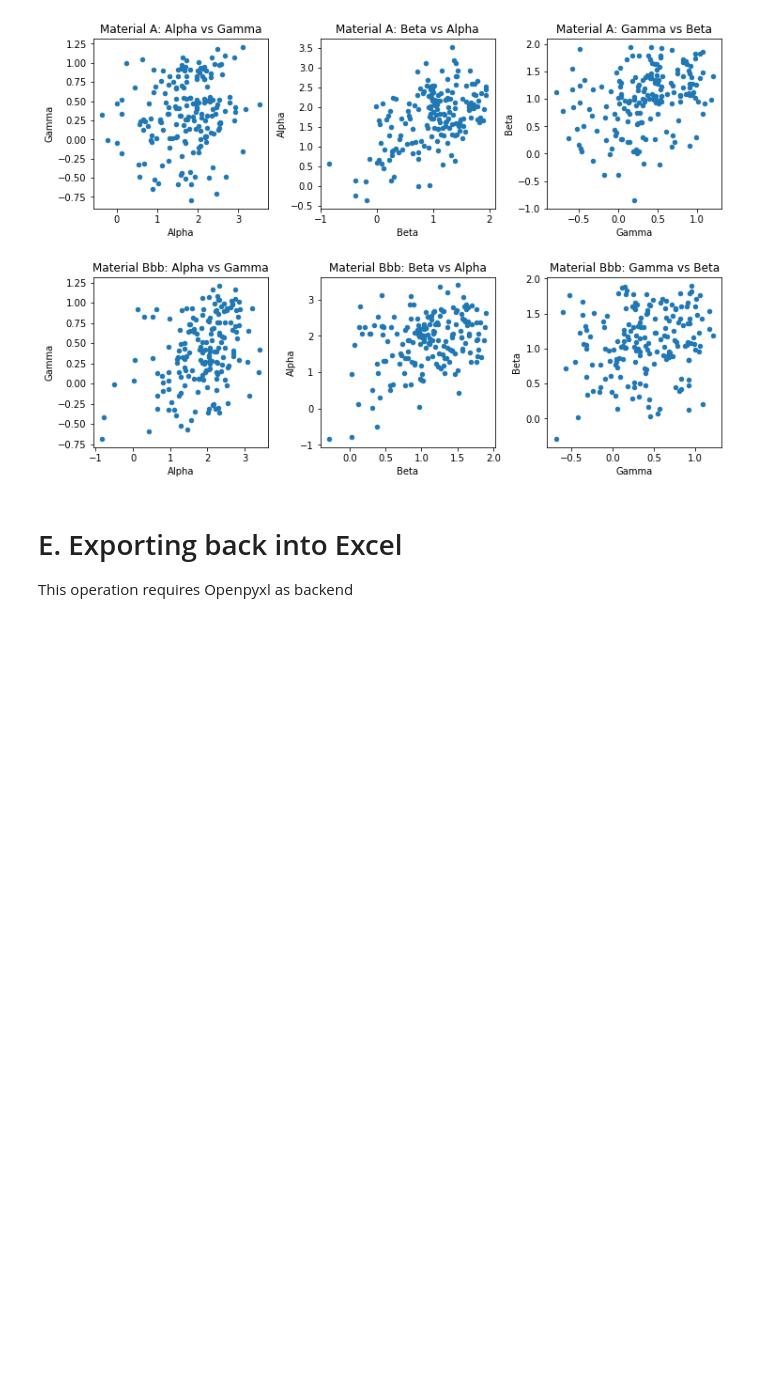
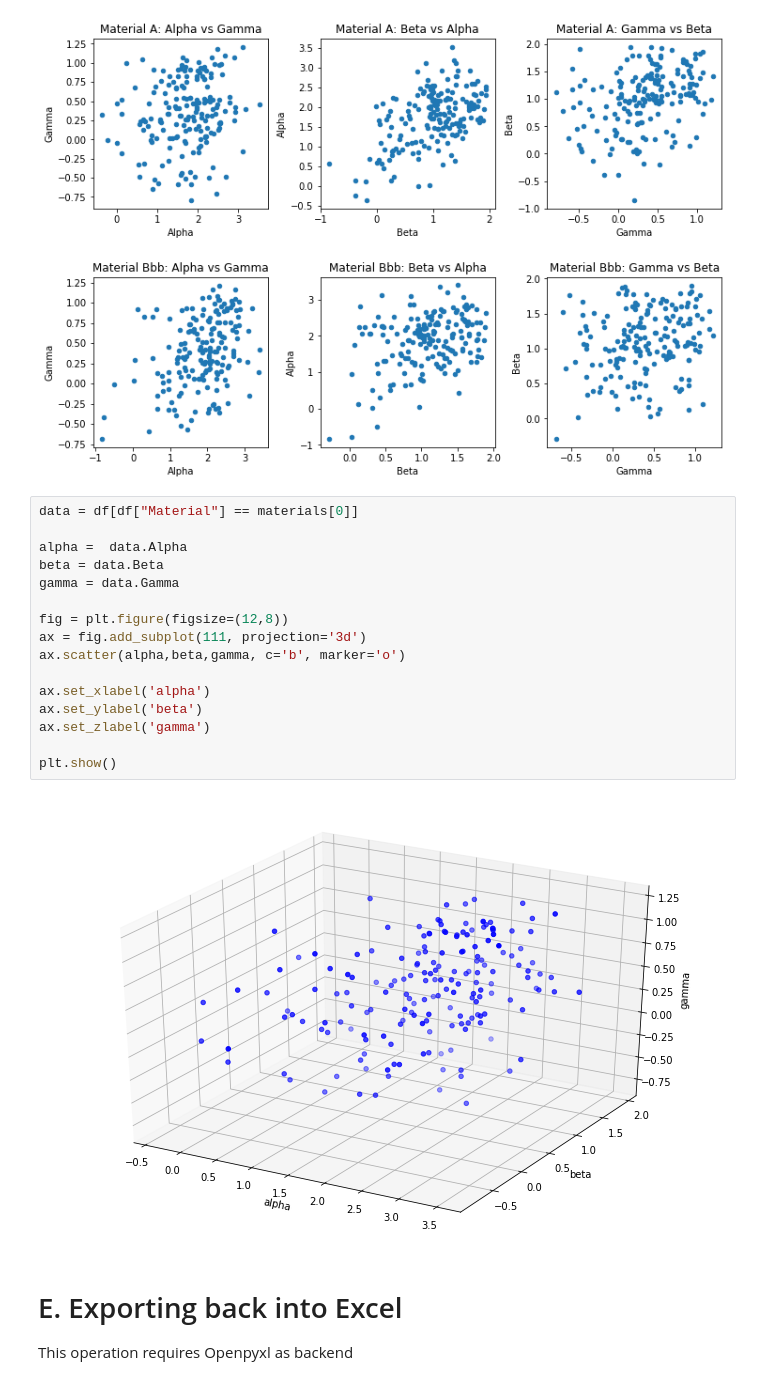
Before and after one commit to elvinado/Tidying-data, a Jupyter notebook: Tidying-data.ipynb, the cells around one changed output. Drawn from its saved outputs; the diff is of its cells as text; blank space fills up the shorter version.

Commit message:
Add 3D Plot

```diff
--- a/Tidying-data.ipynb
+++ b/Tidying-data.ipynb
@@ -447,6 +450,24 @@ for j,m in enumerate(materials,1):
         df[df["Material"] == m].plot(x=observations[i],y=observations[i-1],kind = "scatter",title=title,ax=axes[j-1,i])
 # %% [output]
 [figure]
+# %%
+data = df[df["Material"] == materials[0]]
+
+alpha =  data.Alpha
+beta = data.Beta
+gamma = data.Gamma
+
+fig = plt.figure(figsize=(12,8))
+ax = fig.add_subplot(111, projection='3d')
+ax.scatter(alpha,beta,gamma, c='b', marker='o')
+
+ax.set_xlabel('alpha')
+ax.set_ylabel('beta')
+ax.set_zlabel('gamma')
+
+plt.show()
+# %% [output]
+[figure, added]
 # %% [markdown]
 # E. Exporting back into Excel
 
```
Also changed, not shown: parts of 4 cells of this notebook.
